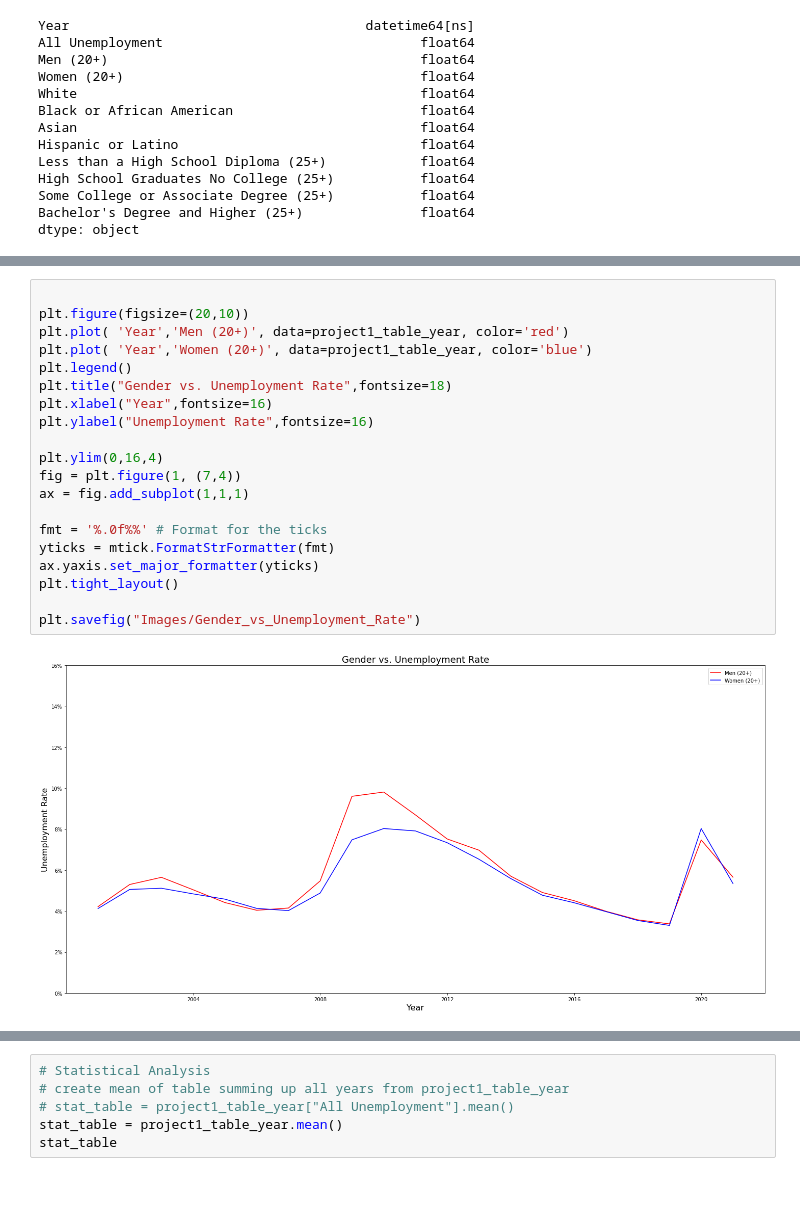
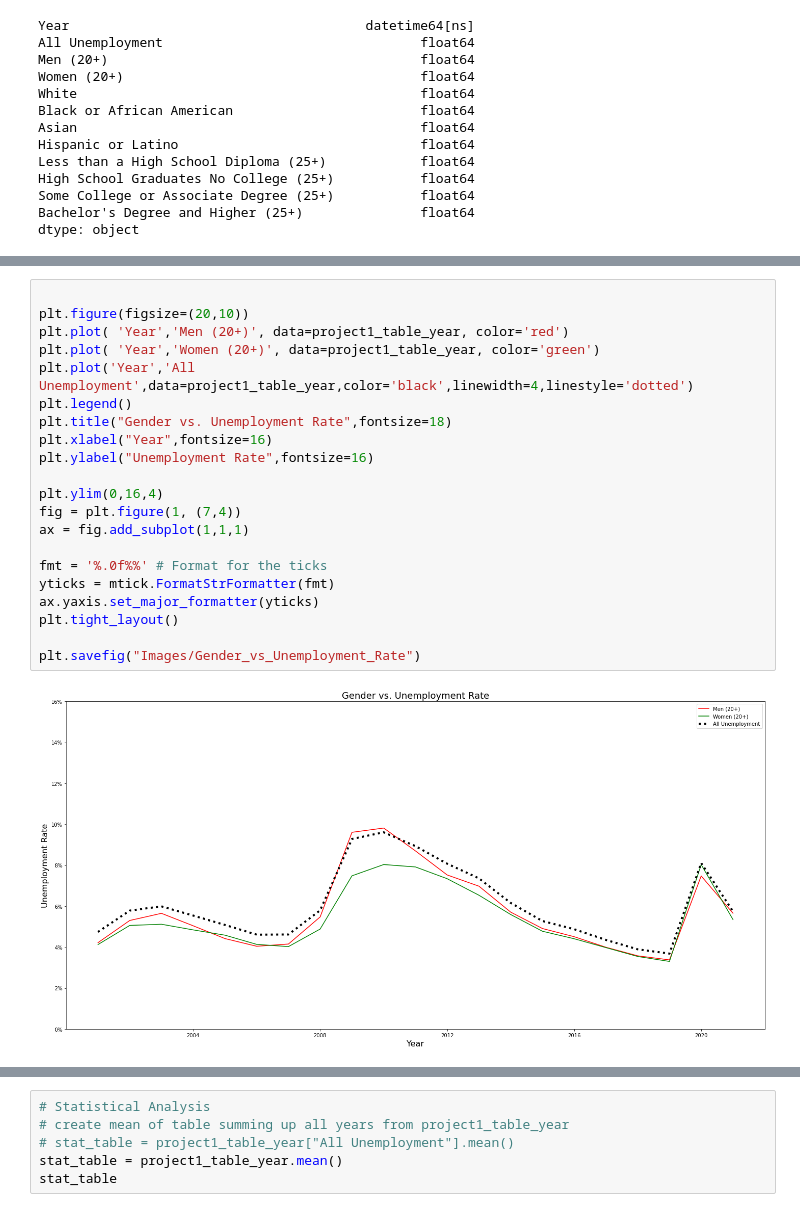
Before and after one commit to EpohDespair/Project-1, a Jupyter notebook: project1.ipynb, the cells around one changed output, grey strips where cells are left out. Drawn from its saved outputs; the diff is of its cells as text.

```diff
--- a/project1.ipynb
+++ b/project1.ipynb
@@ -124,24 +124,25 @@ plt.savefig("Images/US Unemployment Rate")
 # %%
 
 plt.figure(figsize=(20,10))
 plt.plot( 'Year','Men (20+)', data=project1_table_year, color='red')
-plt.plot( 'Year','Women (20+)', data=project1_table_year, color='blue')
+plt.plot( 'Year','Women (20+)', data=project1_table_year, color='green')
+plt.plot('Year','All Unemployment',data=project1_table_year,color='black',linewidth=4,linestyle='dotted')
 plt.legend()
 plt.title("Gender vs. Unemployment Rate",fontsize=18)
 plt.xlabel("Year",fontsize=16)
 plt.ylabel("Unemployment Rate",fontsize=16)
 
 plt.ylim(0,16,4)
 fig = plt.figure(1, (7,4))
 ax = fig.add_subplot(1,1,1)
 
 fmt = '%.0f%%' # Format for the ticks
 yticks = mtick.FormatStrFormatter(fmt)
 ax.yaxis.set_major_formatter(yticks)
 plt.tight_layout()
 
 plt.savefig("Images/Gender_vs_Unemployment_Rate")
 # %% [output]
-[figure, old version]
+[figure, new version]
 # %%
 plt.figure(figsize=(20,10))
```
Also changed, not shown: parts of 18 cells of this notebook, 14 other files.
